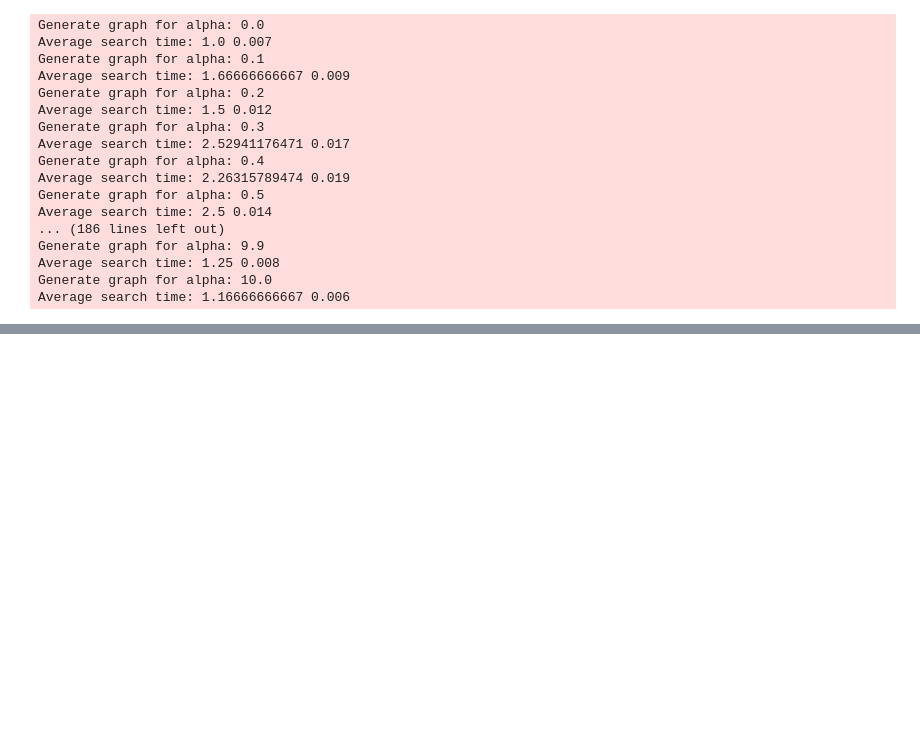
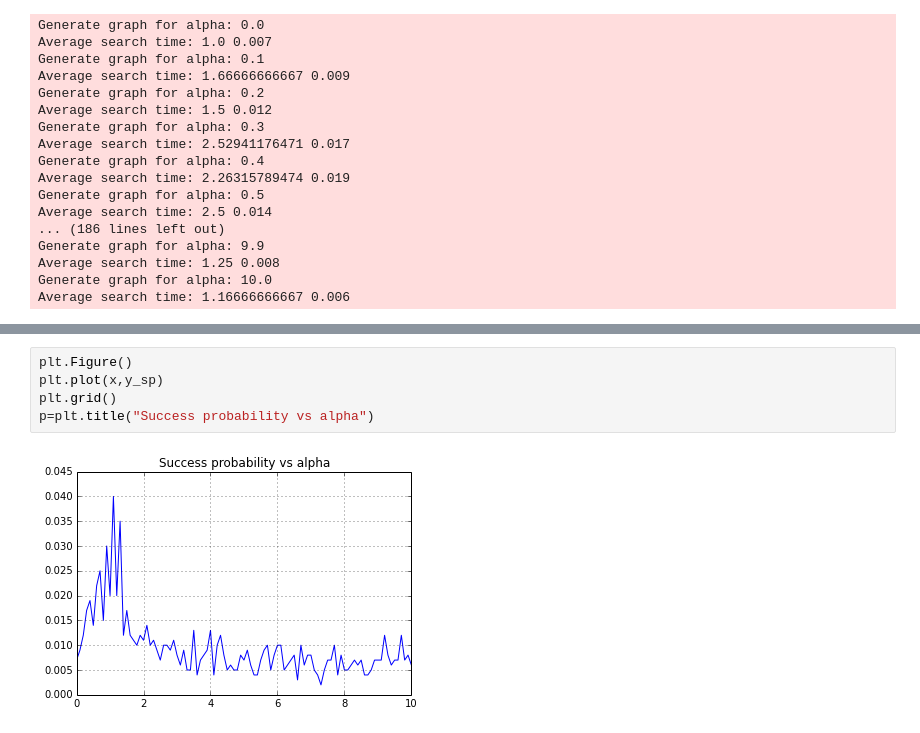
Before and after one commit to plusbzz/cs224w-hw1, a Jupyter notebook: Q3/HW1_Q3.ipynb, the cells around one changed output, grey strips where cells are left out. Drawn from its saved outputs; the diff is of its cells as text; blank space fills up the shorter version.

```diff
--- a/Q3/HW1_Q3.ipynb
+++ b/Q3/HW1_Q3.ipynb
@@ -172,0 +166,7 @@ avg_search_times
+# %%
+plt.Figure()
+plt.plot(x,y_sp)
+plt.grid()
+p=plt.title("Success probability vs alpha")
+# %% [output]
+[figure, added]
```
Also changed, not shown: parts of 5 cells of this notebook, 1 other file.
